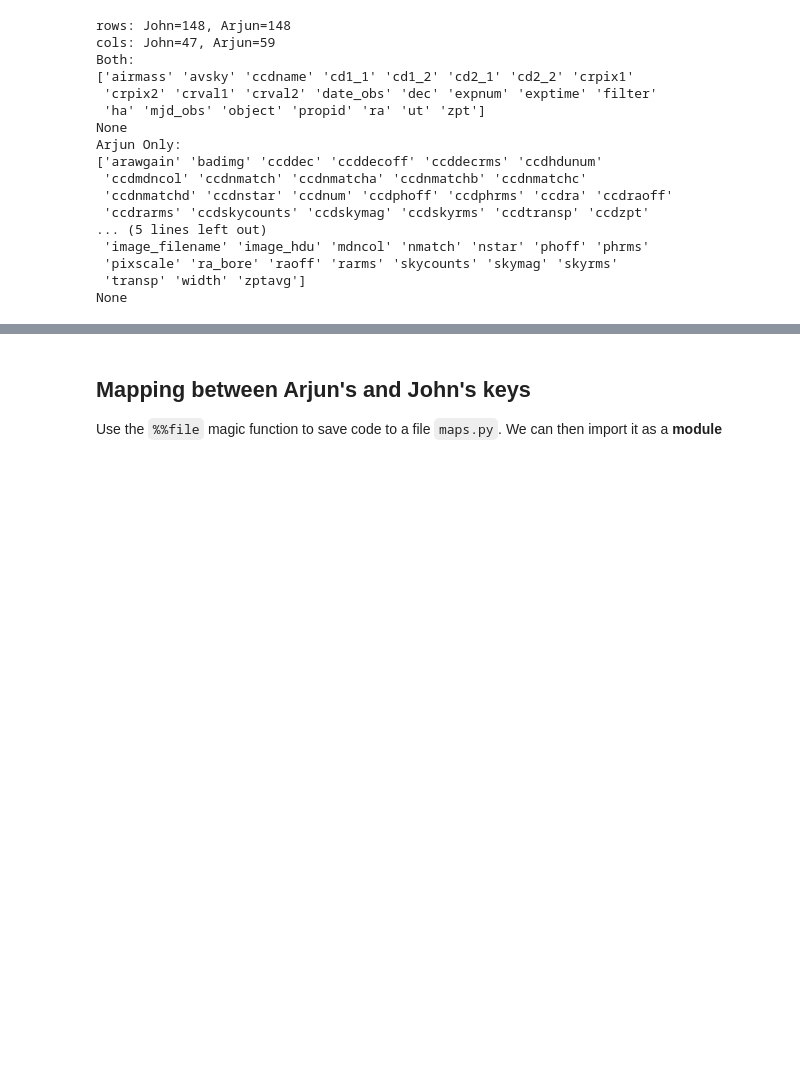
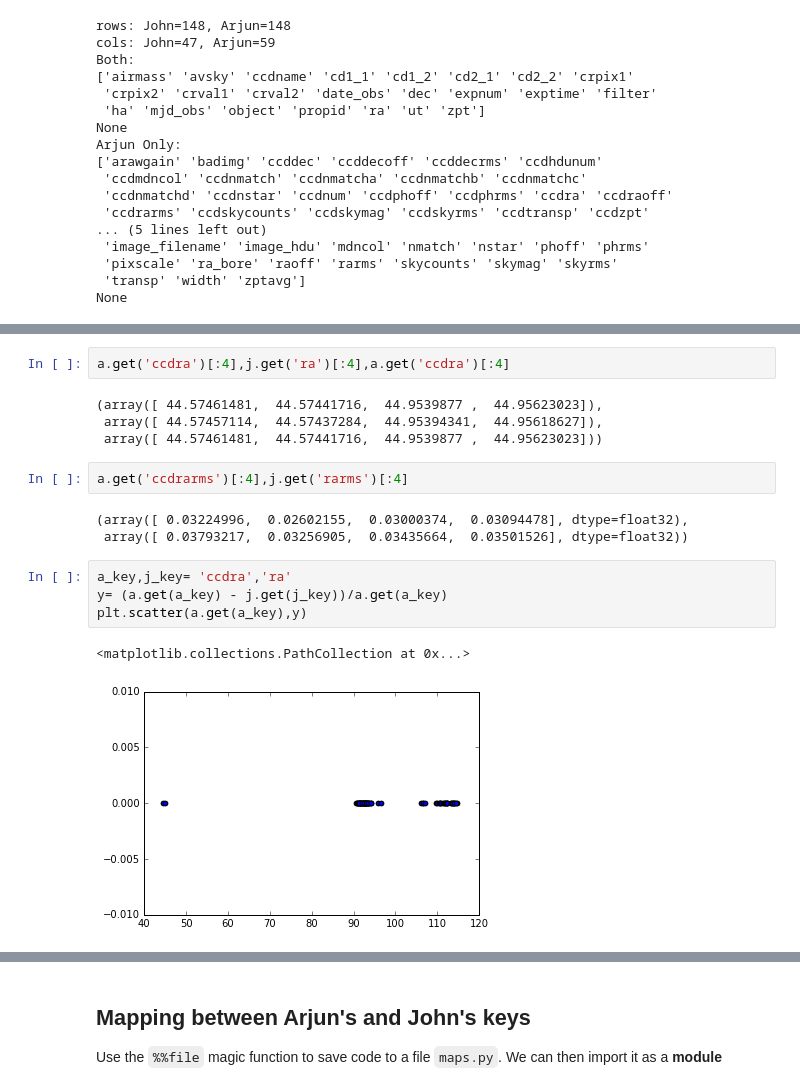
Before and after one commit to legacysurvey/legacypipe, a Jupyter notebook: py/legacyccds/legacy-zeropoints.ipynb, the cells around one changed output, grey strips where cells are left out. Cells and saved outputs as stored; diff of their text form; blank space fills up the shorter version.

```diff
--- a/py/legacyccds/legacy-zeropoints.ipynb
+++ b/py/legacyccds/legacy-zeropoints.ipynb
@@ -81,3 +309,21 @@ None
+# %%
+a.get('ccdra')[:4],j.get('ra')[:4],a.get('ccdra')[:4]
+# %% [output]
+(array([ 44.57461481,  44.57441716,  44.9539877 ,  44.95623023]),
+ array([ 44.57457114,  44.57437284,  44.95394341,  44.95618627]),
+ array([ 44.57461481,  44.57441716,  44.9539877 ,  44.95623023]))
+# %%
+a.get('ccdrarms')[:4],j.get('rarms')[:4]
+# %% [output]
+(array([ 0.03224996,  0.02602155,  0.03000374,  0.03094478], dtype=float32),
+ array([ 0.03793217,  0.03256905,  0.03435664,  0.03501526], dtype=float32))
+# %%
+a_key,j_key= 'ccdra','ra'
+y= (a.get(a_key) - j.get(j_key))/a.get(a_key)
+plt.scatter(a.get(a_key),y)
+# %% [output]
+<matplotlib.collections.PathCollection at 0x...>
+[figure, added]
 # %%
 # Keys with SAME NAME
 fig,axes= plt.subplots(4,4,figsize=(18,10))
```
Also changed, not shown: parts of 26 cells of this notebook.
